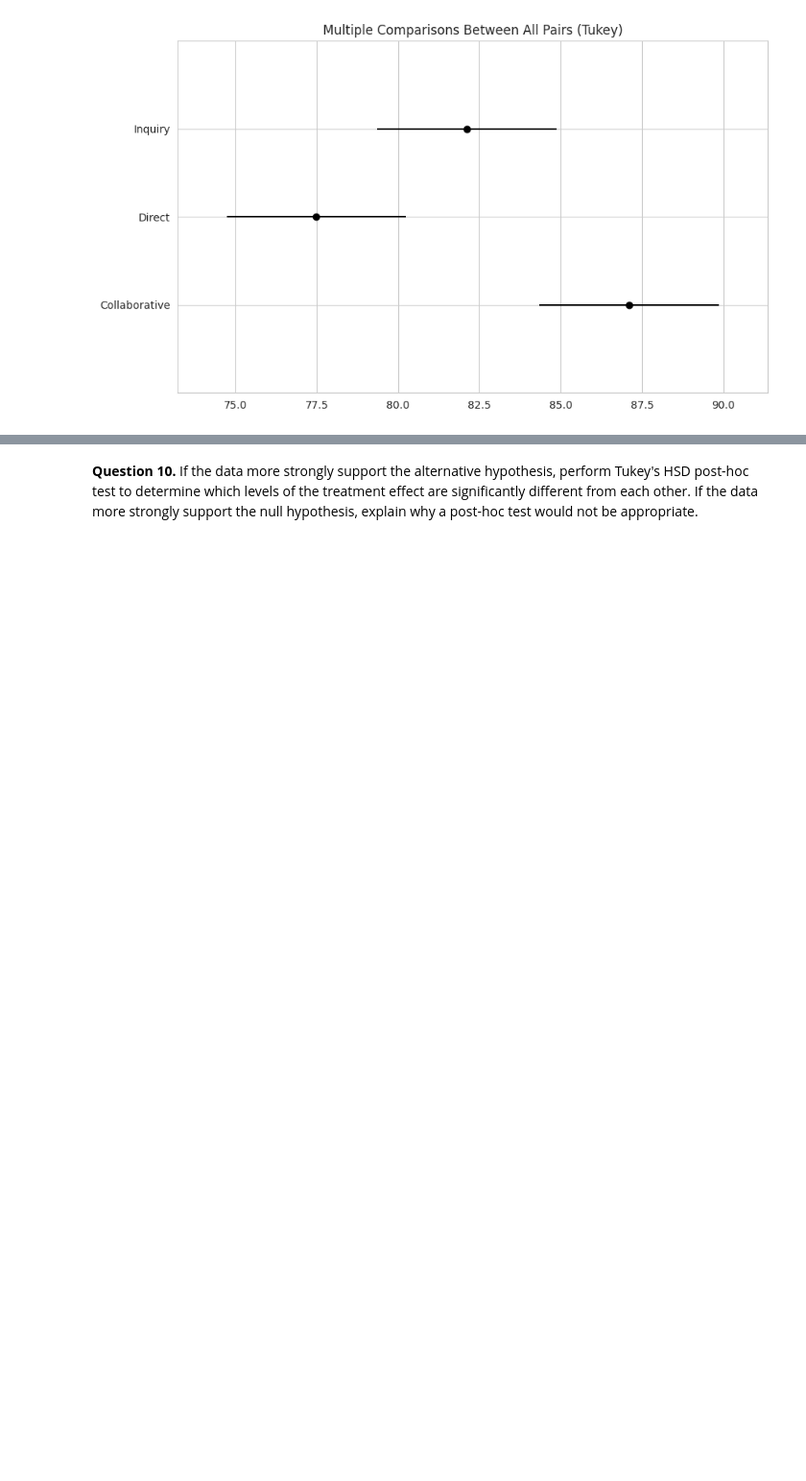
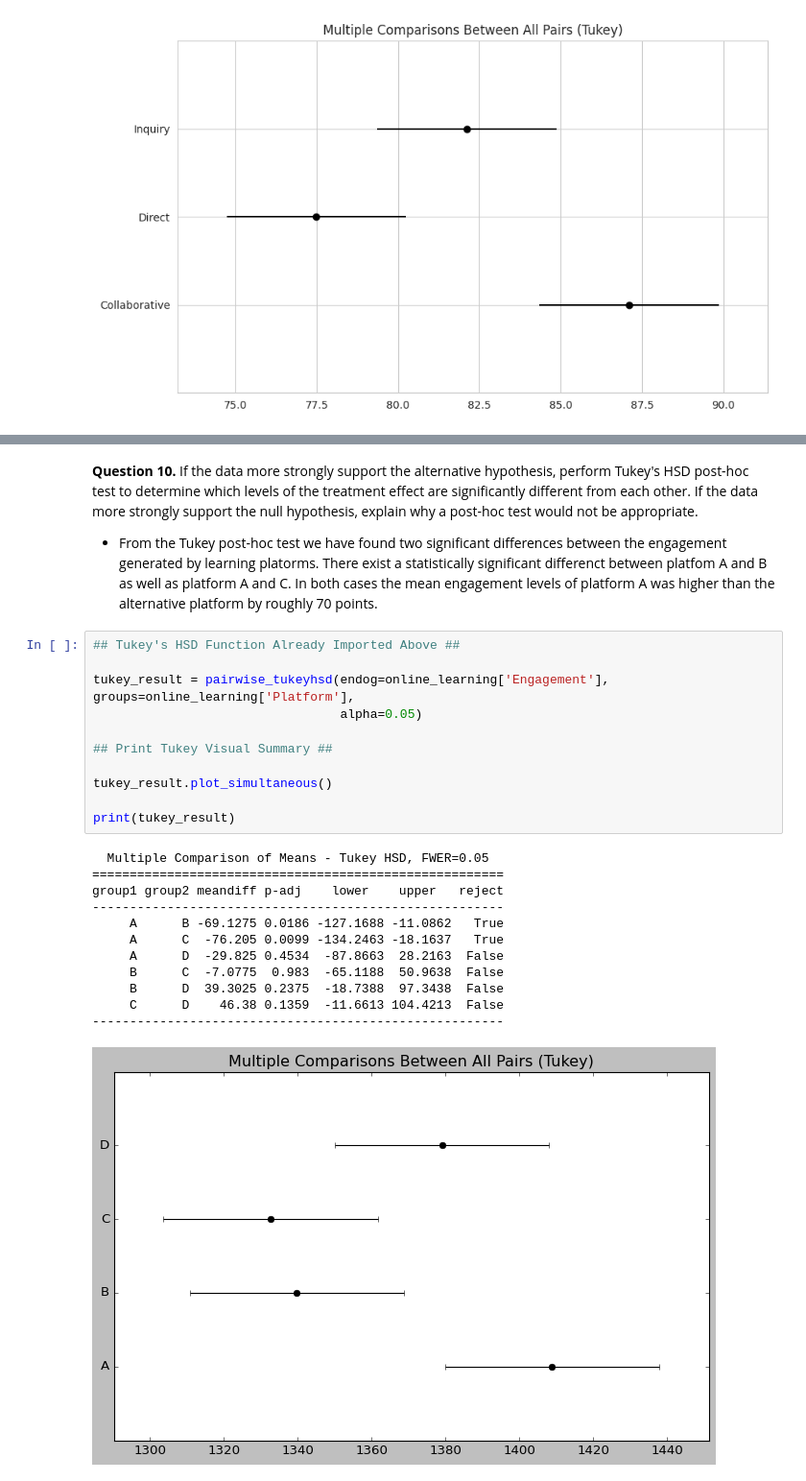
Before and after one commit to JaredLasley/STAT-7220-Applied-Experimental-Design, a Jupyter notebook: Assignments/HW2/HW-2.ipynb, the cells around one changed output, grey strips where cells are left out. Shown at 96% size. Saved outputs shown, nothing was run; the diff lists cells and outputs as text; blank space fills up the shorter version.

```diff
--- a/Assignments/HW2/HW-2.ipynb
+++ b/Assignments/HW2/HW-2.ipynb
@@ -383,4 +533,29 @@ print(sum_stats)
 # %% [markdown]
 **Question 10.** If the data more strongly support the alternative hypothesis, perform Tukey's HSD post-hoc test to determine which levels of the treatment effect are significantly different from each other. If the data more strongly support the null hypothesis, explain why a post-hoc test would not be appropriate.
+* From the Tukey post-hoc test we have found two significant differences between the engagement generated by learning platorms. There exist a statistically significant differenct between platfom A and B as well as platform A and C. In both cases the mean engagement levels of platform A was higher than the alternative platform by roughly 70 points.
+# %%
+## Tukey's HSD Function Already Imported Above ##
+
+tukey_result = pairwise_tukeyhsd(endog=online_learning['Engagement'], groups=online_learning['Platform'],
+                                 alpha=0.05)
+
+## Print Tukey Visual Summary ##
+
+tukey_result.plot_simultaneous()
+
+print(tukey_result)
+# %% [output]
+  Multiple Comparison of Means - Tukey HSD, FWER=0.05
+=======================================================
+group1 group2 meandiff p-adj    lower    upper   reject
+-------------------------------------------------------
+     A      B -69.1275 0.0186 -127.1688 -11.0862   True
+     A      C  -76.205 0.0099 -134.2463 -18.1637   True
+     A      D  -29.825 0.4534  -87.8663  28.2163  False
+     B      C  -7.0775  0.983  -65.1188  50.9638  False
+     B      D  39.3025 0.2375  -18.7388  97.3438  False
+     C      D    46.38 0.1359  -11.6613 104.4213  False
+-------------------------------------------------------
+[figure, added]
 # %% [markdown]
 **Question 11.** Write a brief conclusion summarizing the results of your analyses, including potential limitations and future directions of this experiment.
```
Also changed, not shown: parts of 11 cells of this notebook.
